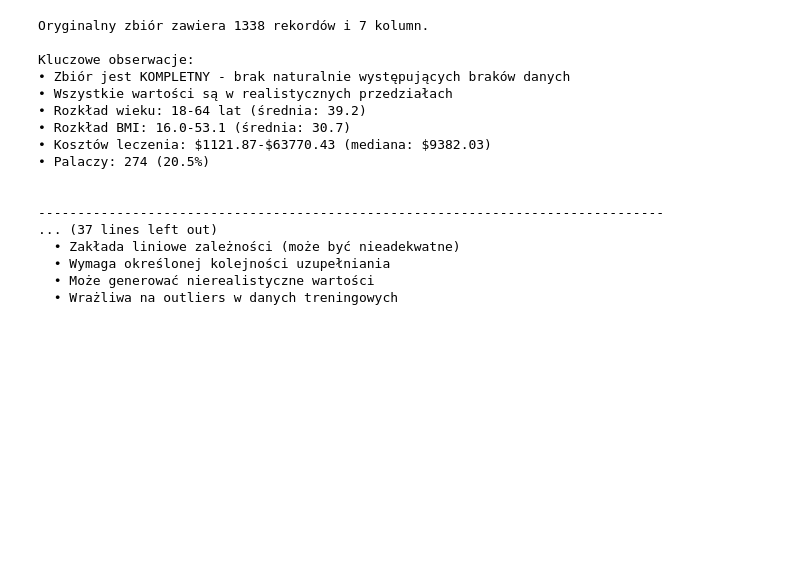
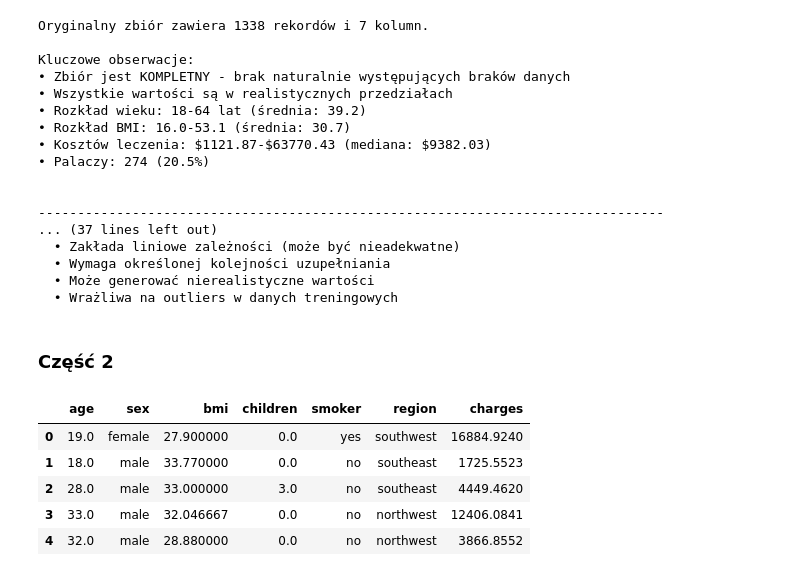
Before and after one commit to jkucaba/Medical-Cost-Personal---Regression, a Jupyter notebook: wstepne_przetwarzanie_medical_cost.ipynb, the cells around one changed output. Drawn from its saved outputs; the diff is of its cells as text; code cells hidden in the pictures; blank space fills up the shorter version.

```diff
--- a/wstepne_przetwarzanie_medical_cost.ipynb
+++ b/wstepne_przetwarzanie_medical_cost.ipynb
@@ -783,3 +783,18 @@ Kluczowe obserwacje:
   • Wymaga określonej kolejności uzupełniania
   • Może generować nierealistyczne wartości
   • Wrażliwa na outliers w danych treningowych
+# %% [markdown]
+### Część 2
+# %%
+import pandas as pd
+
+data = pd.read_csv("data/insurance_cleaned_knn.csv")
+
+data.head()
+# %% [output]
+|  | age | sex | bmi | children | smoker | region | charges |
+| 0 | 19.0 | female | 27.900000 | 0.0 | yes | southwest | 16884.9240 |
+| 1 | 18.0 | male | 33.770000 | 0.0 | no | southeast | 1725.5523 |
+| 2 | 28.0 | male | 33.000000 | 3.0 | no | southeast | 4449.4620 |
+| 3 | 33.0 | male | 32.046667 | 0.0 | no | northwest | 12406.0841 |
+| 4 | 32.0 | male | 28.880000 | 0.0 | no | northwest | 3866.8552 |
```
Also changed, not shown: parts of 26 cells of this notebook, 2 other files.
